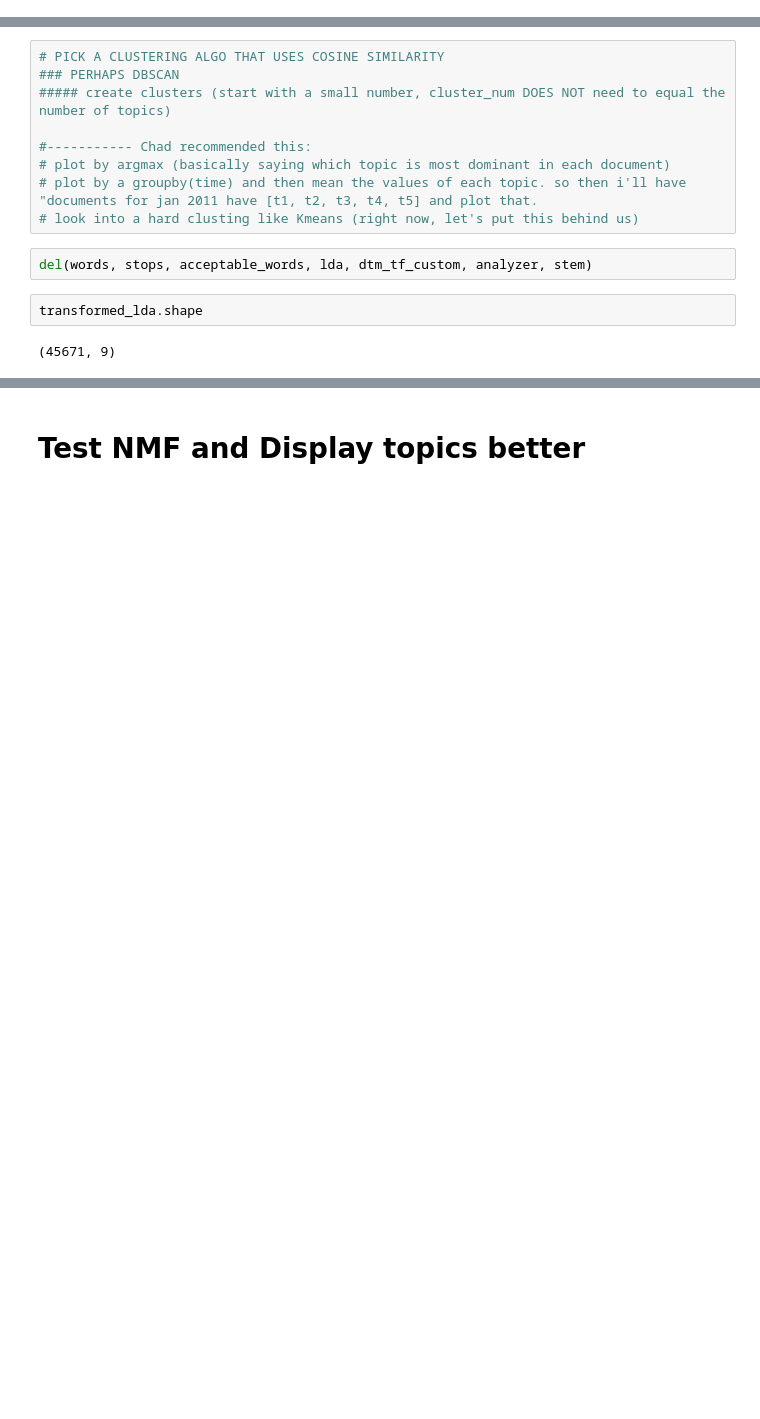
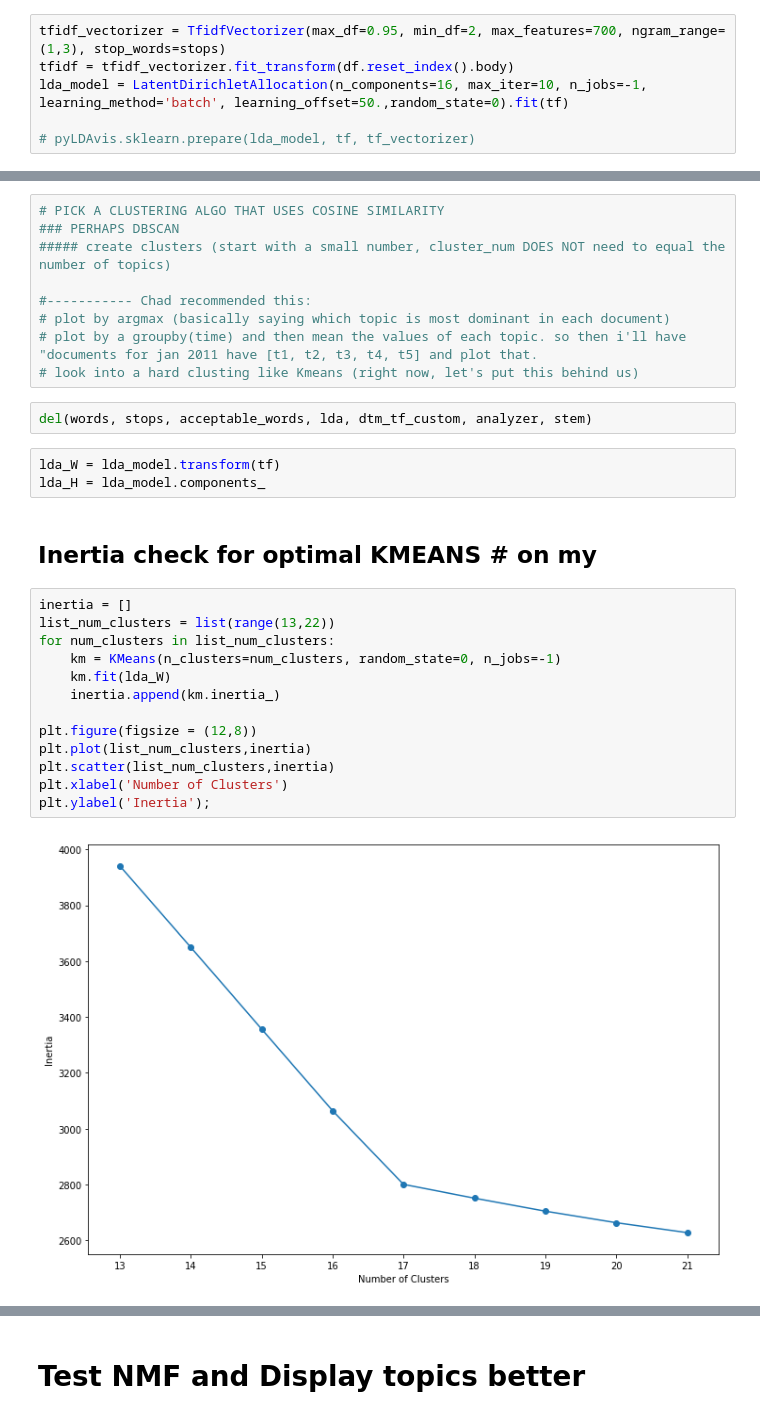
Before and after one commit to spencertollefson/lebron_james_nlp, a Jupyter notebook: nlp_processes.ipynb, the cells around one changed output, grey strips where cells are left out. Saved outputs shown, nothing was run; the diff lists cells and outputs as text; blank space fills up the shorter version.

Commit message:
lots of updates. finish kmeans clustering.

```diff
--- a/nlp_processes.ipynb
+++ b/nlp_processes.ipynb
@@ -278,3 +285,9 @@ term
 # print(eucdist[6,7])
 # %% [markdown]
 # Use Clustering Algo to group documents into X num_topics by most similar topics
+# %%
+tfidf_vectorizer = TfidfVectorizer(max_df=0.95, min_df=2, max_features=700, ngram_range=(1,3), stop_words=stops)
+tfidf = tfidf_vectorizer.fit_transform(df.reset_index().body)
+lda_model = LatentDirichletAllocation(n_components=16, max_iter=10, n_jobs=-1, learning_method='batch', learning_offset=50.,random_state=0).fit(tf)
+
+# pyLDAvis.sklearn.prepare(lda_model, tf, tf_vectorizer)
@@ -289,7 +327,23 @@ term
 # look into a hard clusting like Kmeans (right now, let's put this behind us)
 # %%
 del(words, stops, acceptable_words, lda, dtm_tf_custom, analyzer, stem)
-# %%
-transformed_lda.shape
-# %% [output]
-(45671, 9)
+# %%
+lda_W = lda_model.transform(tf)
+lda_H = lda_model.components_
+# %% [markdown]
+## Inertia check for optimal KMEANS # on my
+# %%
+inertia = []
+list_num_clusters = list(range(13,22))
+for num_clusters in list_num_clusters:
+    km = KMeans(n_clusters=num_clusters, random_state=0, n_jobs=-1)
+    km.fit(lda_W)
+    inertia.append(km.inertia_)
+
+plt.figure(figsize = (12,8))
+plt.plot(list_num_clusters,inertia)
+plt.scatter(list_num_clusters,inertia)
+plt.xlabel('Number of Clusters')
+plt.ylabel('Inertia');
+# %% [output]
+[figure, added]
```
Also changed, not shown: parts of 43 cells of this notebook.
